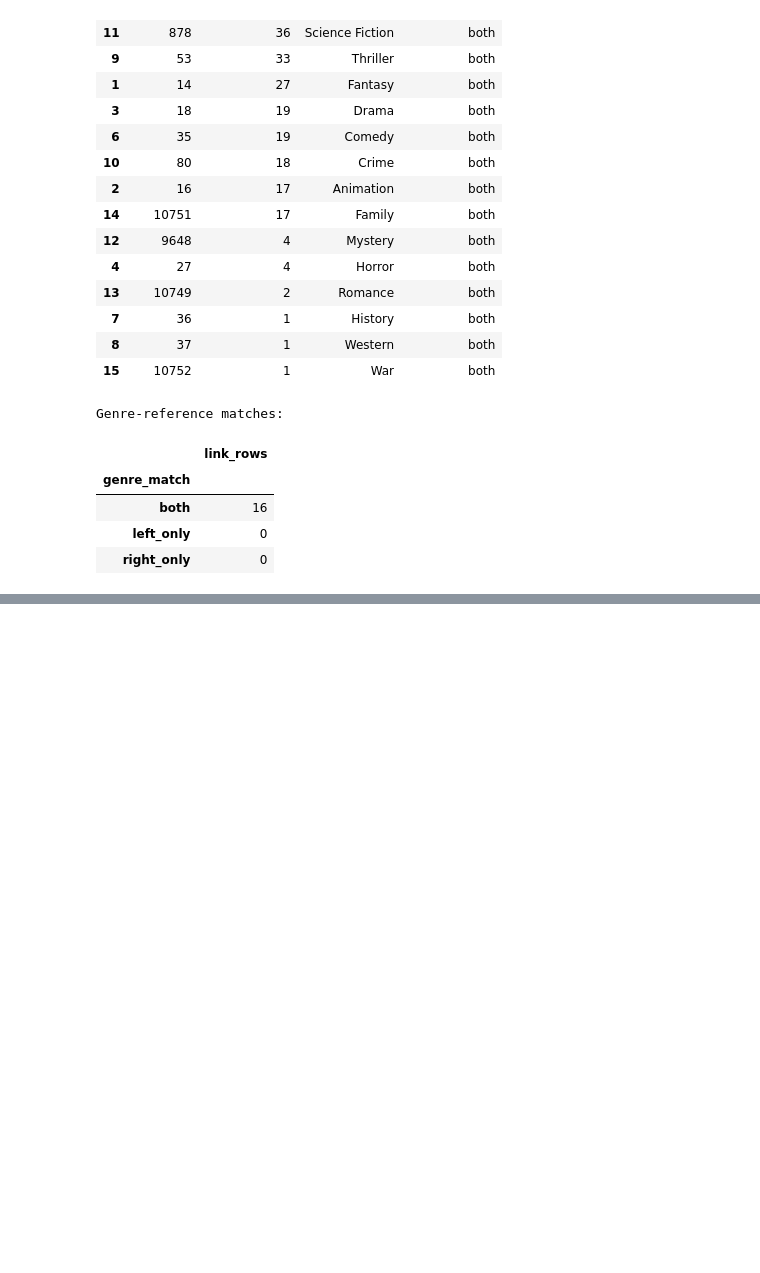
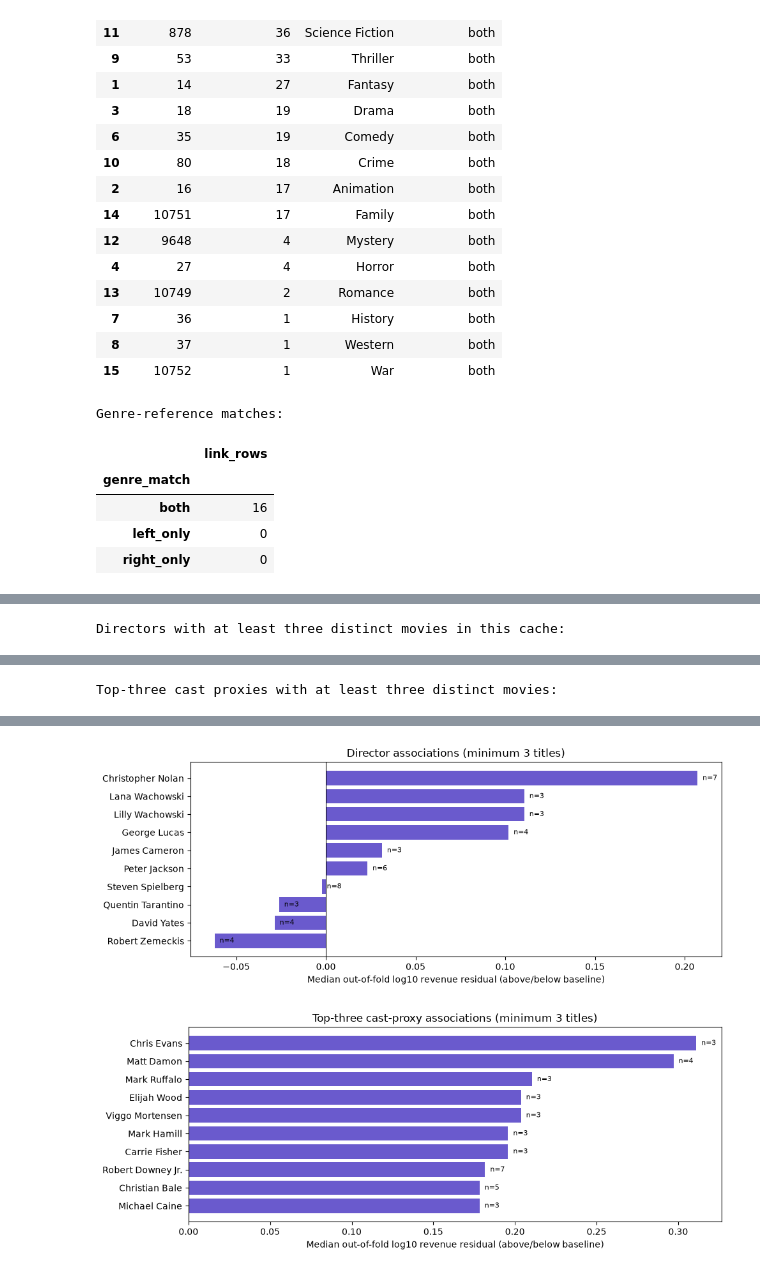
Before and after one commit to ishola-amalitech/streamvault, a Jupyter notebook: notebooks/03_eda_movie_data.ipynb, the cells around one changed output, grey strips where cells are left out. Drawn from its saved outputs; the diff is of its cells as text; code cells hidden in the pictures; blank space fills up the shorter version.

```diff
--- a/notebooks/03_eda_movie_data.ipynb
+++ b/notebooks/03_eda_movie_data.ipynb
@@ -1144,0 +1565,44 @@ Genre-reference matches:
+# %%
+movie_residuals = model_frame[["movie_id", "cv_log_revenue_residual", "revenue_vs_expected_pct"]]
+
+def talent_summary(links, name_column, role, minimum_titles=3):
+    joined = links[["movie_id", name_column]].drop_duplicates().merge(movie_residuals, on="movie_id", how="inner")
+    joined = joined.merge(movies[["movie_id", "rating_adjusted", "vote_count", "popularity"]], on="movie_id", how="left")
+    result = joined.groupby(name_column).agg(
+        distinct_titles=("movie_id", "nunique"),
+        median_adjusted_revenue_residual=("cv_log_revenue_residual", "median"),
+        median_revenue_vs_expected_pct=("revenue_vs_expected_pct", "median"),
+        median_adjusted_rating=("rating_adjusted", "median"),
+        median_vote_count=("vote_count", "median"),
+        median_popularity=("popularity", "median"),
+    ).reset_index().rename(columns={name_column: "person"})
+    result["role"] = role
+    return result.loc[result["distinct_titles"].ge(minimum_titles)].sort_values(
+        "median_adjusted_revenue_residual", ascending=False
+    )
+
+director_performance = talent_summary(director_links, "director", "Director")
+actor_performance = talent_summary(lead_actor_links, "lead_actor_proxy", "Top-three cast proxy")
+print("Directors with at least three distinct movies in this cache:")
+display(director_performance.head(15).round(3))
+print("Top-three cast proxies with at least three distinct movies:")
+display(actor_performance.head(15).round(3))
+
+# Plot shows both adjusted effect and how much evidence supports each person.
+for frame, title in ((director_performance, "Director associations"), (actor_performance, "Top-three cast-proxy associations")):
+    plot_frame = frame.head(10).sort_values("median_adjusted_revenue_residual")
+    if plot_frame.empty:
+        print(f"No {title.lower()} meet the minimum-title threshold.")
+        continue
+    fig, ax = plt.subplots(figsize=(10, max(4, 0.35 * len(plot_frame))))
+    ax.barh(plot_frame["person"], plot_frame["median_adjusted_revenue_residual"], color="slateblue")
+    ax.axvline(0, color="black", linewidth=0.8)
+    ax.set_xlabel("Median out-of-fold log10 revenue residual (above/below baseline)")
+    ax.set_title(title + " (minimum 3 titles)")
+    for y_pos, count in enumerate(plot_frame["distinct_titles"]):
+        ax.text(plot_frame["median_adjusted_revenue_residual"].iloc[y_pos], y_pos,
+                f"  n={count}", va="center", fontsize=8)
+    plt.tight_layout()
+    plt.show()
+# %% [output]
+Directors with at least three distinct movies in this cache:
@@ -1144,0 +1623 @@ Genre-reference matches:
+Top-three cast proxies with at least three distinct movies:
@@ -1144,0 +1640,2 @@ Genre-reference matches:
+[figure, added]
+[figure, added]
```
Also changed, not shown: parts of 15 cells of this notebook, 2 other files.
